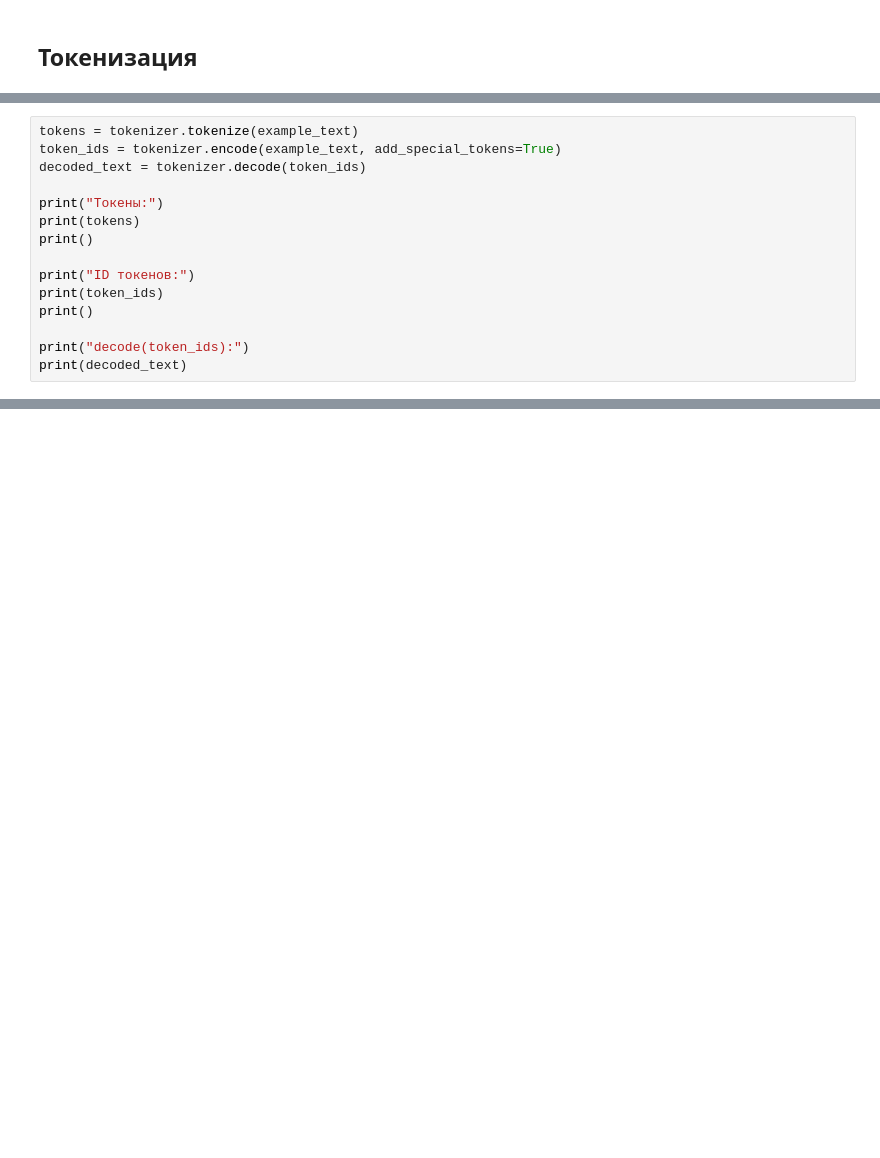
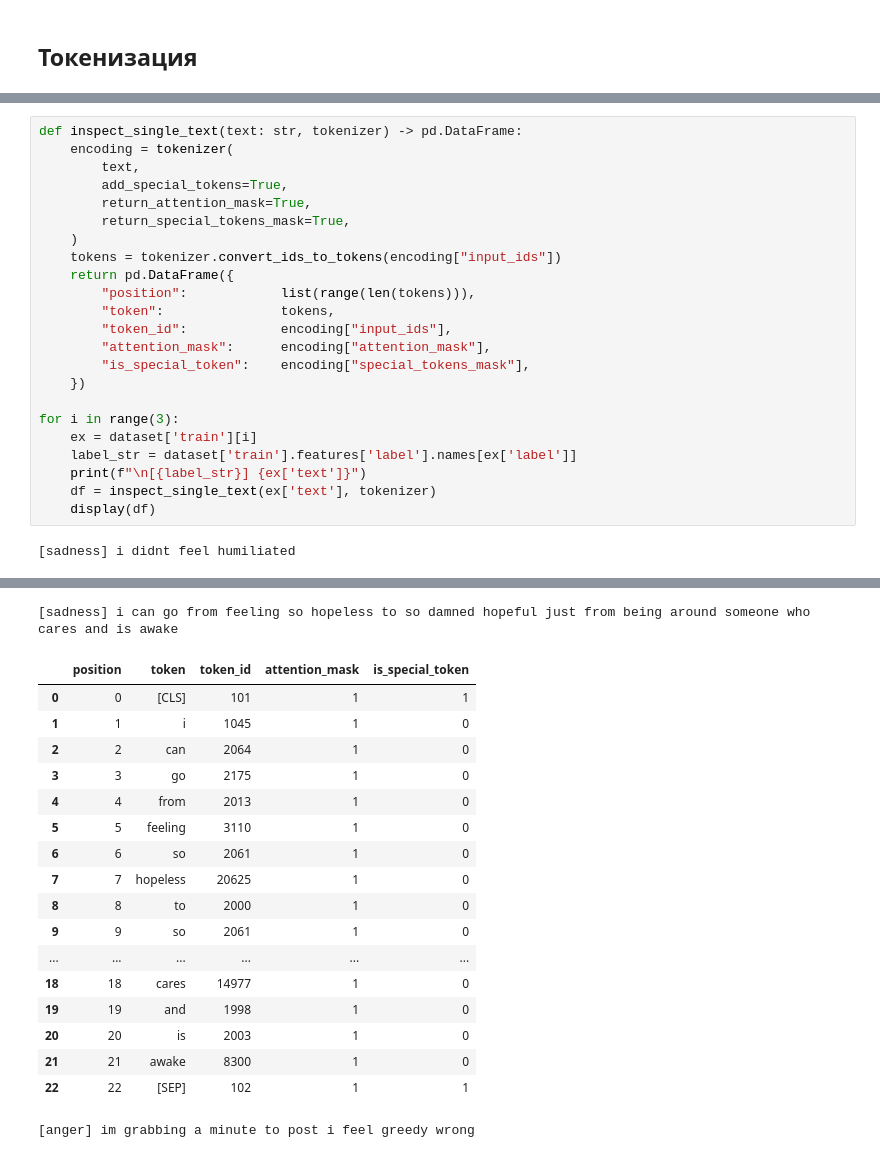
Before and after one commit to pshqd/art_ing_course, a Jupyter notebook: homeworks/HW13/HW13.ipynb, the cells around one changed output, grey strips where cells are left out. Saved outputs shown, nothing was run; the diff lists cells and outputs as text; blank space fills up the shorter version.

```diff
--- a/homeworks/HW13/HW13.ipynb
+++ b/homeworks/HW13/HW13.ipynb
@@ -126,15 +116,0 @@ i can go from feeling so hopeless to so damned hopeful just from being around so
-# %%
-tokens = tokenizer.tokenize(example_text)
-token_ids = tokenizer.encode(example_text, add_special_tokens=True)
-decoded_text = tokenizer.decode(token_ids)
-
-print("Токены:")
-print(tokens)
-print()
-
-print("ID токенов:")
-print(token_ids)
-print()
-
-print("decode(token_ids):")
-print(decoded_text)
@@ -149,0 +158,25 @@ decode(token_ids):
+# %%
+def inspect_single_text(text: str, tokenizer) -> pd.DataFrame:
+    encoding = tokenizer(
+        text,
+        add_special_tokens=True,
+        return_attention_mask=True,
+        return_special_tokens_mask=True,
+    )
+    tokens = tokenizer.convert_ids_to_tokens(encoding["input_ids"])
+    return pd.DataFrame({
+        "position":            list(range(len(tokens))),
+        "token":               tokens,
+        "token_id":            encoding["input_ids"],
+        "attention_mask":      encoding["attention_mask"],
+        "is_special_token":    encoding["special_tokens_mask"],
+    })
+
+for i in range(3):
+    ex = dataset['train'][i]
+    label_str = dataset['train'].features['label'].names[ex['label']]
+    print(f"\n[{label_str}] {ex['text']}")
+    df = inspect_single_text(ex['text'], tokenizer)
+    display(df)
+# %% [output]
+[sadness] i didnt feel humiliated
@@ -149,0 +191,19 @@ decode(token_ids):
+[sadness] i can go from feeling so hopeless to so damned hopeful just from being around someone who cares and is awake
+|  | position | token | token_id | attention_mask | is_special_token |
+| 0 | 0 | [CLS] | 101 | 1 | 1 |
+| 1 | 1 | i | 1045 | 1 | 0 |
+| 2 | 2 | can | 2064 | 1 | 0 |
+| 3 | 3 | go | 2175 | 1 | 0 |
+| 4 | 4 | from | 2013 | 1 | 0 |
+| 5 | 5 | feeling | 3110 | 1 | 0 |
+| 6 | 6 | so | 2061 | 1 | 0 |
+| 7 | 7 | hopeless | 20625 | 1 | 0 |
+| 8 | 8 | to | 2000 | 1 | 0 |
+| 9 | 9 | so | 2061 | 1 | 0 |
+| ... | ... | ... | ... | ... | ... |
+| 18 | 18 | cares | 14977 | 1 | 0 |
+| 19 | 19 | and | 1998 | 1 | 0 |
+| 20 | 20 | is | 2003 | 1 | 0 |
+| 21 | 21 | awake | 8300 | 1 | 0 |
+| 22 | 22 | [SEP] | 102 | 1 | 1 |
+[anger] im grabbing a minute to post i feel greedy wrong
```
Also changed, not shown: parts of 16 cells of this notebook.
